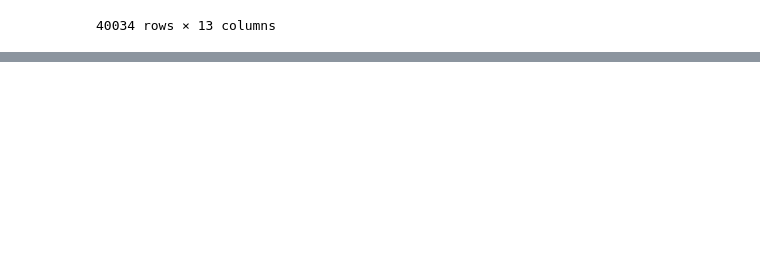
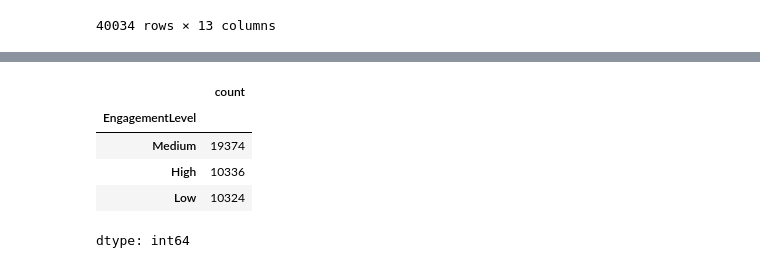
Before and after one commit to ParrvLuthra22/playerchurndataPrediction, a Jupyter notebook: PlayerChurnPrediction.ipynb, the cells around one changed output, grey strips where cells are left out. Saved outputs shown, nothing was run; the diff lists cells and outputs as text; code cells hidden in the pictures; blank space fills up the shorter version.

```diff
--- a/PlayerChurnPrediction.ipynb
+++ b/PlayerChurnPrediction.ipynb
@@ -31,0 +94,9 @@ df
+# %%
+df["EngagementLevel"].value_counts()
+# %% [output]
+|  | count |
+| EngagementLevel |  |
+| Medium | 19374 |
+| High | 10336 |
+| Low | 10324 |
+dtype: int64
```
Also changed, not shown: parts of 5 cells of this notebook.
